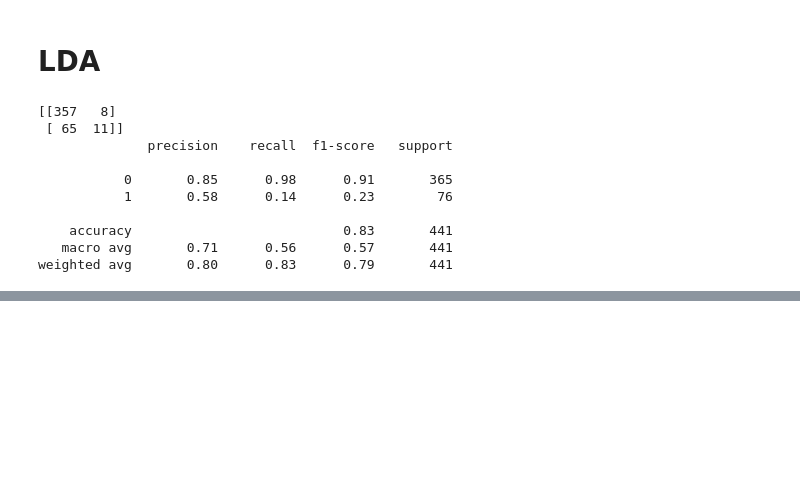
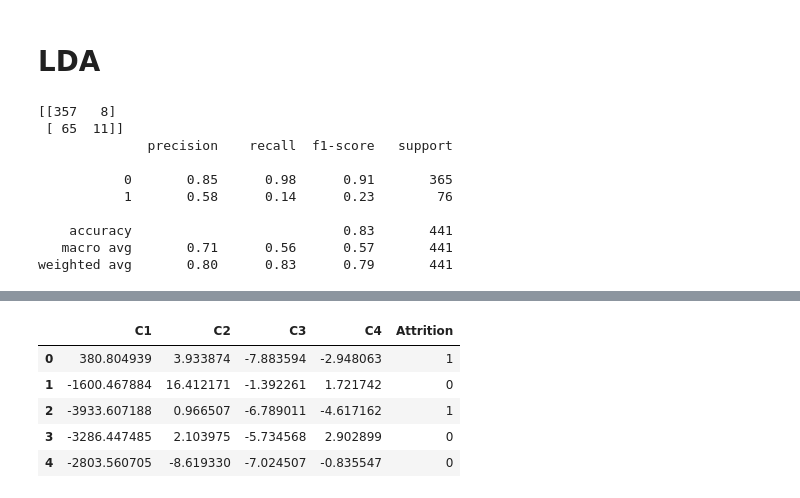
Before and after one commit to CiaraB123/Integrated-CA2, a Jupyter notebook: DF3_LDA_PCA.ipynb, the cells around one changed output, grey strips where cells are left out. Saved outputs shown, nothing was run; the diff lists cells and outputs as text; code cells hidden in the pictures; blank space fills up the shorter version.

```diff
--- a/DF3_LDA_PCA.ipynb
+++ b/DF3_LDA_PCA.ipynb
@@ -173,0 +201,3 @@ weighted avg       0.80      0.83      0.79       441
+# %%
+pca = PCA(4)
+projected = pca.fit_transform(df_no_attrition)
@@ -173,0 +208,2 @@ weighted avg       0.80      0.83      0.79       441
+# %%
+df_pca = pd.DataFrame(projected, columns =['C1', 'C2', 'C3', 'C4'])
@@ -173,0 +219,11 @@ weighted avg       0.80      0.83      0.79       441
+# %%
+df_pca["Attrition"] = df5["Attrition"]
+# %%
+df_pca.head()
+# %% [output]
+|  | C1 | C2 | C3 | C4 | Attrition |
+| 0 | 380.804939 | 3.933874 | -7.883594 | -2.948063 | 1 |
+| 1 | -1600.467884 | 16.412171 | -1.392261 | 1.721742 | 0 |
+| 2 | -3933.607188 | 0.966507 | -6.789011 | -4.617162 | 1 |
+| 3 | -3286.447485 | 2.103975 | -5.734568 | 2.902899 | 0 |
+| 4 | -2803.560705 | -8.619330 | -7.024507 | -0.835547 | 0 |
```
Also changed, not shown: parts of 17 cells of this notebook.
